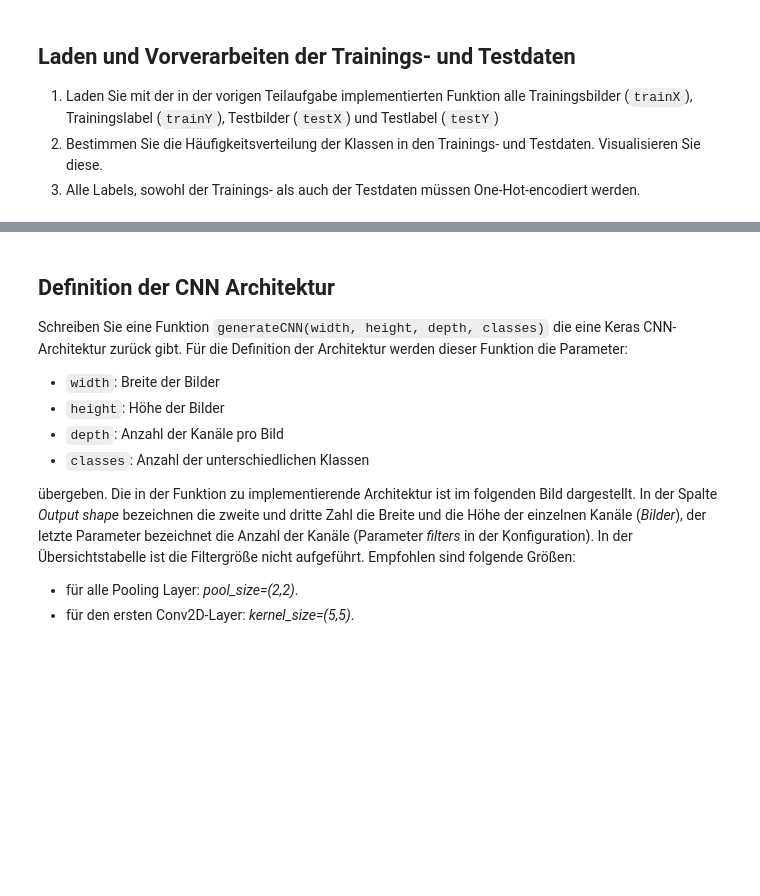
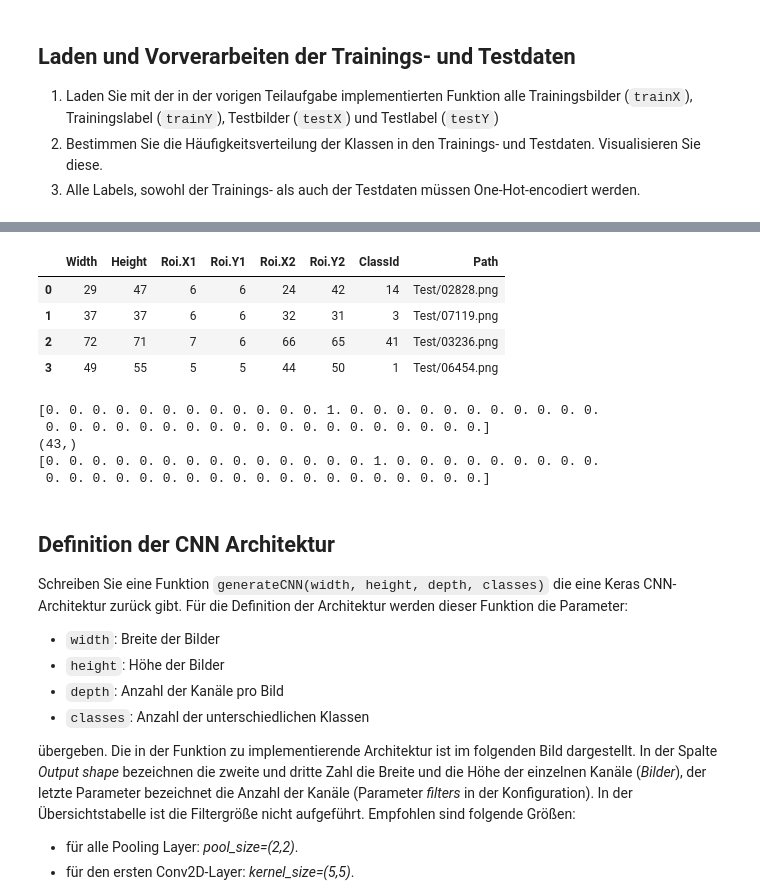
Before and after one commit to Branchverse/datamininglecture, a Jupyter notebook: 6_traffic_sign_recognition/TrafficSignClassification.ipynb, the cells around one changed output, grey strips where cells are left out. Drawn from its saved outputs; the diff is of its cells as text; code cells hidden in the pictures; blank space fills up the shorter version.

```diff
--- a/6_traffic_sign_recognition/TrafficSignClassification.ipynb
+++ b/6_traffic_sign_recognition/TrafficSignClassification.ipynb
@@ -132,0 +181,8 @@ Iterieren Sie mit einer for-Schleife über alle Zeilen des metadaten-Files. Pro
+# %%
+testX, testY = prepare_data('./traffic-sign-recognition/data/Test.csv')
+# %% [output]
+|  | Width | Height | Roi.X1 | Roi.Y1 | Roi.X2 | Roi.Y2 | ClassId | Path |
+| 0 | 29 | 47 | 6 | 6 | 24 | 42 | 14 | Test/02828.png |
+| 1 | 37 | 37 | 6 | 6 | 32 | 31 | 3 | Test/07119.png |
+| 2 | 72 | 71 | 7 | 6 | 66 | 65 | 41 | Test/03236.png |
+| 3 | 49 | 55 | 5 | 5 | 44 | 50 | 1 | Test/06454.png |
@@ -133,3 +199,18 @@ Iterieren Sie mit einer for-Schleife über alle Zeilen des metadaten-Files. Pro
+# %%
+#3
+encoder = OneHotEncoder()
+train_one_hot = encoder.fit_transform(np.array(trainY).reshape(-1, 1)).toarray()
+test_one_hot = encoder.fit_transform(np.array(testY).reshape(-1, 1)).toarray()
+print(train_one_hot[0])
+print(train_one_hot[0].shape)
+
+print(test_one_hot[0])
+# %% [output]
+[0. 0. 0. 0. 0. 0. 0. 0. 0. 0. 0. 0. 1. 0. 0. 0. 0. 0. 0. 0. 0. 0. 0. 0.
+ 0. 0. 0. 0. 0. 0. 0. 0. 0. 0. 0. 0. 0. 0. 0. 0. 0. 0. 0.]
+(43,)
+[0. 0. 0. 0. 0. 0. 0. 0. 0. 0. 0. 0. 0. 0. 1. 0. 0. 0. 0. 0. 0. 0. 0. 0.
+ 0. 0. 0. 0. 0. 0. 0. 0. 0. 0. 0. 0. 0. 0. 0. 0. 0. 0. 0.]
 # %% [markdown]
 ## Definition der CNN Architektur
 Schreiben Sie eine Funktion `generateCNN(width, height, depth, classes)` die eine Keras CNN-Architektur zurück gibt. Für die Definition der Architektur werden dieser Funktion die Parameter:
```
Also changed, not shown: parts of 16 cells of this notebook.
